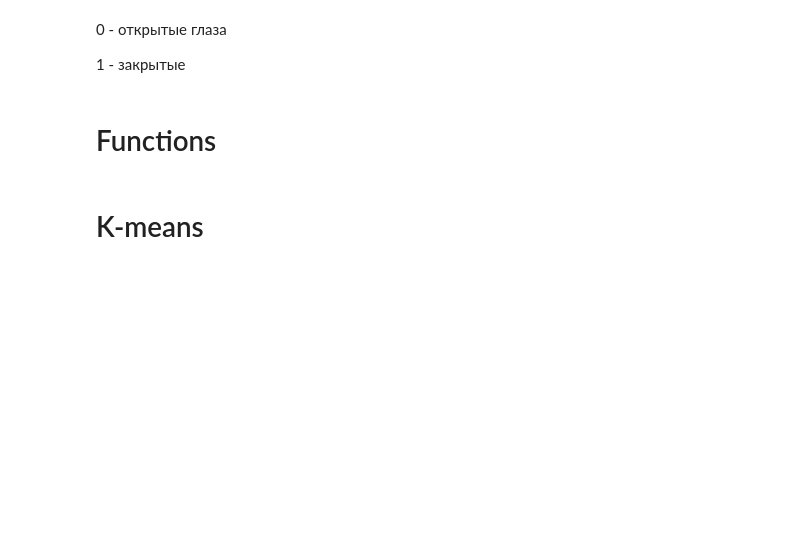
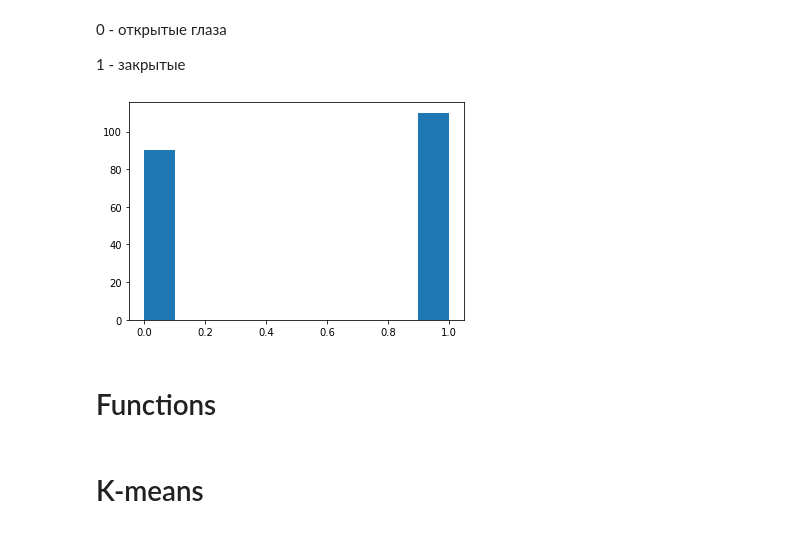
Before and after one commit to pheepa/closed-eye-classification, a Jupyter notebook: src/clustering.ipynb, the cells around one changed output. Saved outputs shown, nothing was run; the diff lists cells and outputs as text; code cells hidden in the pictures; blank space fills up the shorter version.

```diff
--- a/src/clustering.ipynb
+++ b/src/clustering.ipynb
@@ -80,5 +84,11 @@ test_labels = np.load('test_labels.npy')
 0 - открытые глаза
 
 1 - закрытые
+# %%
+fig = plt.figure()
+plt.hist(test_labels)
+fig.savefig('../plots/hist_test_labels')
+# %% [output]
+[figure, added]
 # %% [markdown]
 # Functions
```
Also changed, not shown: parts of 35 cells of this notebook, 15 other files.
